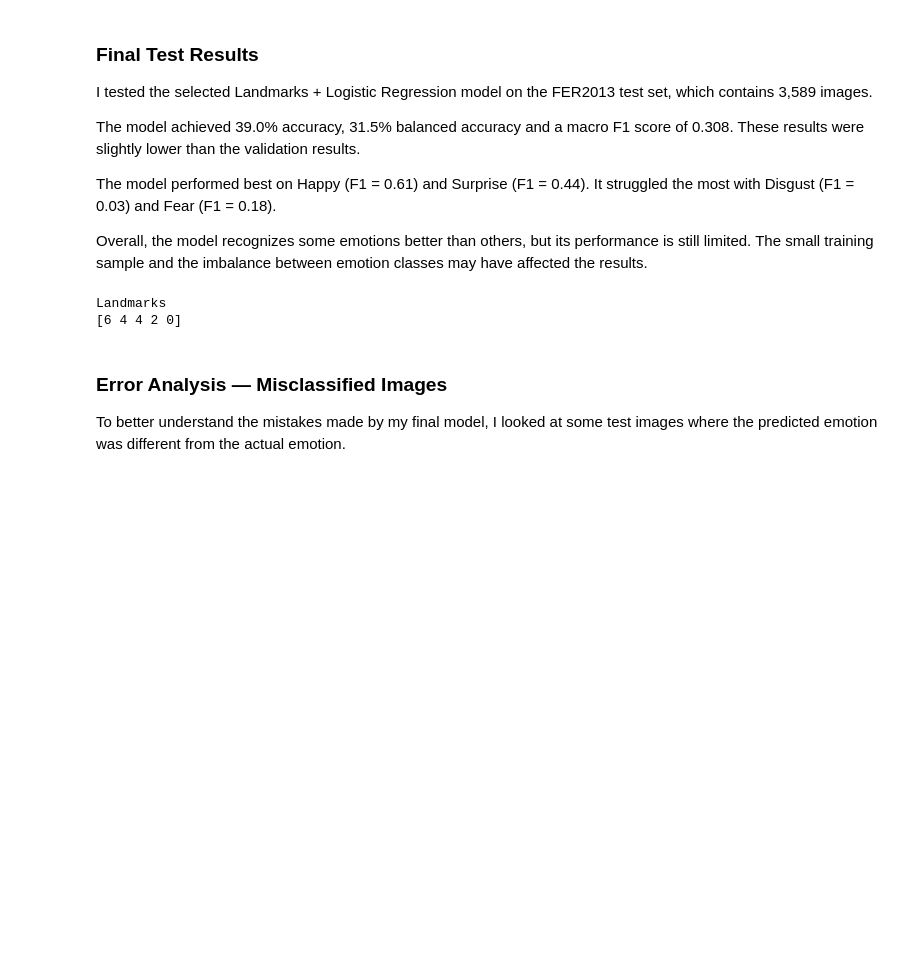
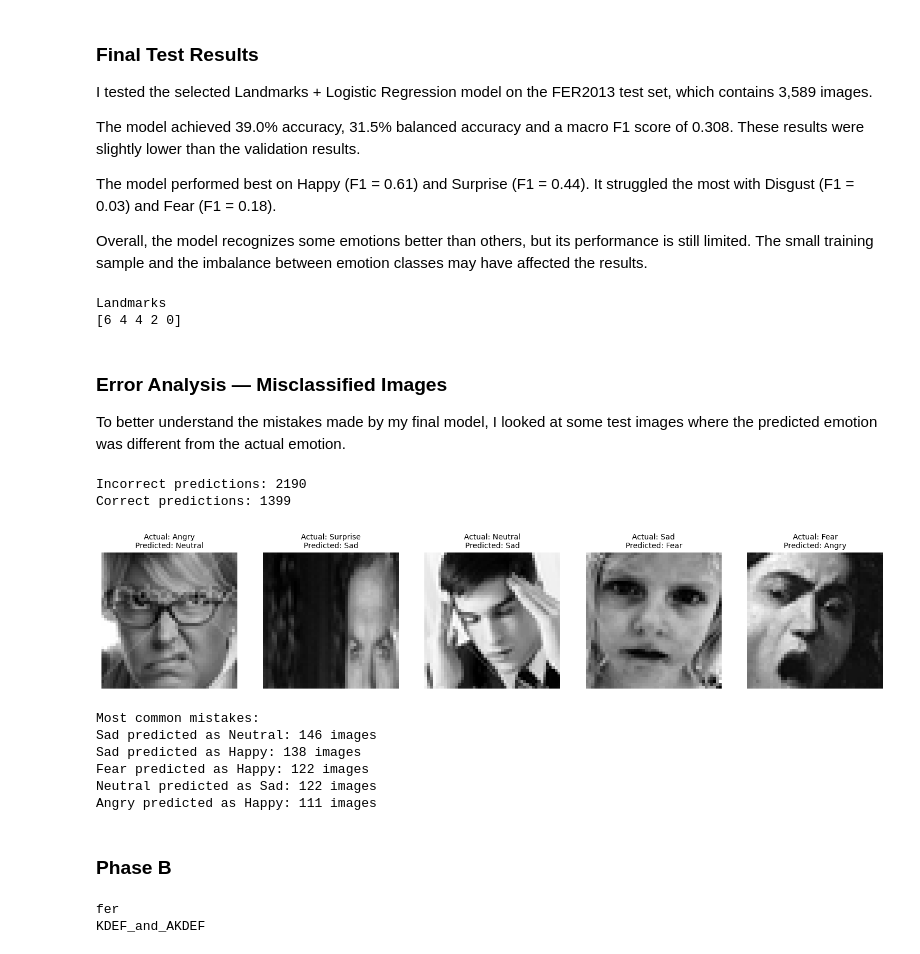
Before and after one commit to elampraki/Emotion_Recognition, a Jupyter notebook: src/Phase_A_FER2013_Experiments.ipynb, the cells around one changed output. Saved outputs shown, nothing was run; the diff lists cells and outputs as text; code cells hidden in the pictures; blank space fills up the shorter version.

```diff
--- a/src/Phase_A_FER2013_Experiments.ipynb
+++ b/src/Phase_A_FER2013_Experiments.ipynb
@@ -433,3 +433,83 @@ Landmarks
 ### Error Analysis — Misclassified Images
 
 To better understand the mistakes made by my final model, I looked at some test images where the predicted emotion was different from the actual emotion.
+# %%
+import numpy as np
+import matplotlib.pyplot as plt
+
+# Find images where the prediction was incorrect
+y_test = test["emotion"].to_numpy()
+wrong_indices = np.where(y_test != test_pred)[0]
+
+print("Incorrect predictions:", len(wrong_indices))
+print("Correct predictions:", len(y_test) - len(wrong_indices))
+
+# Show five incorrectly classified images
+fig, axes = plt.subplots(1, 5, figsize=(15, 3))
+
+for ax, idx in zip(axes, wrong_indices[:5]):
+    ax.imshow(test_imgs[idx], cmap="gray")
+    ax.set_title(
+        f"Actual: {EMOTIONS[y_test[idx]]}\n"
+        f"Predicted: {EMOTIONS[test_pred[idx]]}",
+        fontsize=10
+    )
+    ax.axis("off")
+
+plt.tight_layout()
+plt.show()
+# %% [output]
+Incorrect predictions: 2190
+Correct predictions: 1399
+[figure, added]
+# %%
+from sklearn.metrics import confusion_matrix
+
+cm = confusion_matrix(y_test, test_pred, labels=range(7))
+
+# Exclude correct predictions
+np.fill_diagonal(cm, 0)
+
+# Find the five most common mistakes
+mistakes = []
+
+for actual in range(7):
+    for predicted in range(7):
+        if actual != predicted:
+            mistakes.append((
+                EMOTIONS[actual],
+                EMOTIONS[predicted],
+                cm[actual, predicted]
+            ))
+
+mistakes.sort(key=lambda x: x[2], reverse=True)
+
+print("Most common mistakes:")
+
+for actual, predicted, count in mistakes[:5]:
+    print(f"{actual} predicted as {predicted}: {count} images")
+# %% [output]
+Most common mistakes:
+Sad predicted as Neutral: 146 images
+Sad predicted as Happy: 138 images
+Fear predicted as Happy: 122 images
+Neutral predicted as Sad: 122 images
+Angry predicted as Happy: 111 images
+# %% [markdown]
+### Phase B
+# %%
+from pathlib import Path
+
+project = Path(r"C:\Users\LENOVO\Emotion_Recognition")
+
+# Check the folders inside data
+data_dir = project / "data"
+
+if data_dir.exists():
+    for item in data_dir.iterdir():
+        print(item.name)
+else:
+    print("Data folder not found")
+# %% [output]
+fer
+KDEF_and_AKDEF
```
Also changed, not shown: parts of 14 cells of this notebook, 9 other files.
